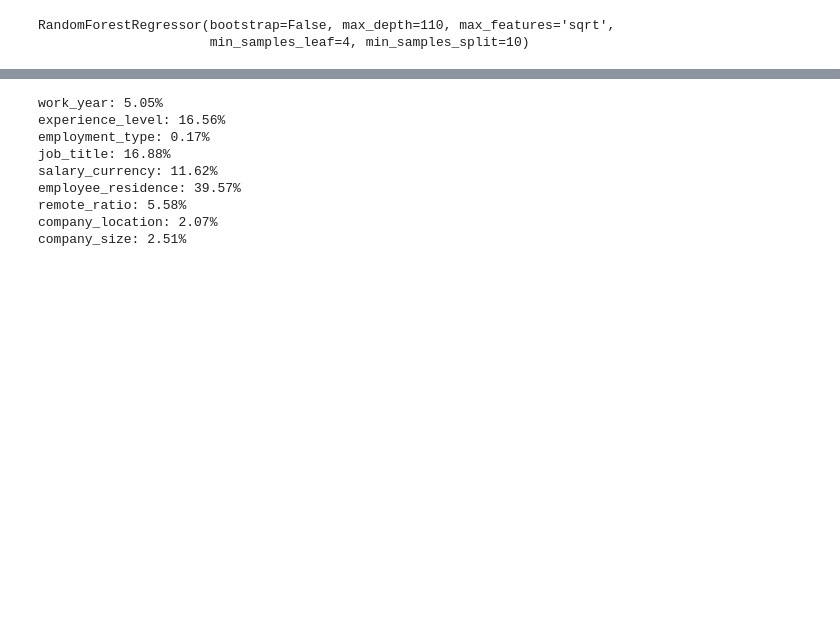
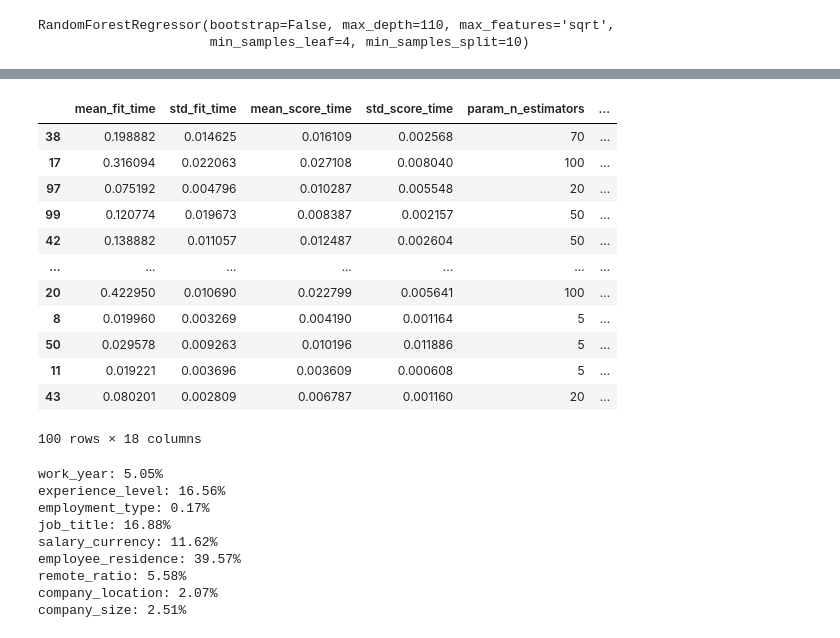
Before and after one commit to duckdogersxd/Data4all_ML, a Jupyter notebook: Projeto Salário Data Science.ipynb, the cells around one changed output, grey strips where cells are left out. Drawn from its saved outputs; the diff is of its cells as text; code cells hidden in the pictures; blank space fills up the shorter version.

```diff
--- a/Projeto Salário Data Science.ipynb
+++ b/Projeto Salário Data Science.ipynb
@@ -258,3 +258,20 @@ print(mean_absolute_error(y_test, randmf.predict((X_test))))
+# %%
+df_search = pd.DataFrame(rf_random.cv_results_)
+df_search.sort_values(by='rank_test_score')
+# %% [output]
+|  | mean_fit_time | std_fit_time | mean_score_time | std_score_time | param_n_estimators | ... |
+| 38 | 0.198882 | 0.014625 | 0.016109 | 0.002568 | 70 | ... |
+| 17 | 0.316094 | 0.022063 | 0.027108 | 0.008040 | 100 | ... |
+| 97 | 0.075192 | 0.004796 | 0.010287 | 0.005548 | 20 | ... |
+| 99 | 0.120774 | 0.019673 | 0.008387 | 0.002157 | 50 | ... |
+| 42 | 0.138882 | 0.011057 | 0.012487 | 0.002604 | 50 | ... |
+| ... | ... | ... | ... | ... | ... | ... |
+| 20 | 0.422950 | 0.010690 | 0.022799 | 0.005641 | 100 | ... |
+| 8 | 0.019960 | 0.003269 | 0.004190 | 0.001164 | 5 | ... |
+| 50 | 0.029578 | 0.009263 | 0.010196 | 0.011886 | 5 | ... |
+| 11 | 0.019221 | 0.003696 | 0.003609 | 0.000608 | 5 | ... |
+| 43 | 0.080201 | 0.002809 | 0.006787 | 0.001160 | 20 | ... |
+100 rows × 18 columns
 # %%
 # Verificação da influência de cada feature
 
```
Also changed, not shown: parts of 14 cells of this notebook.
